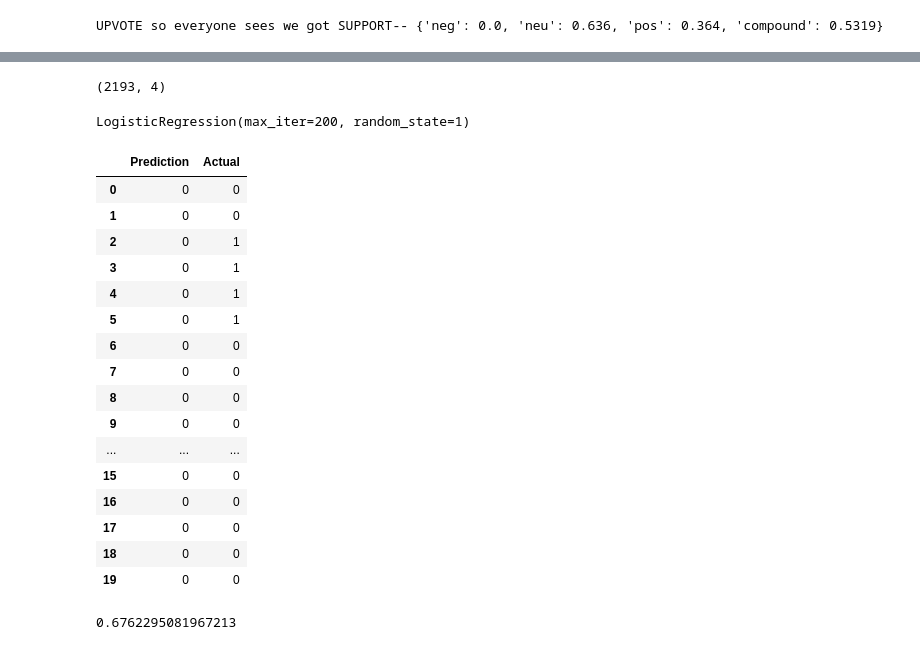
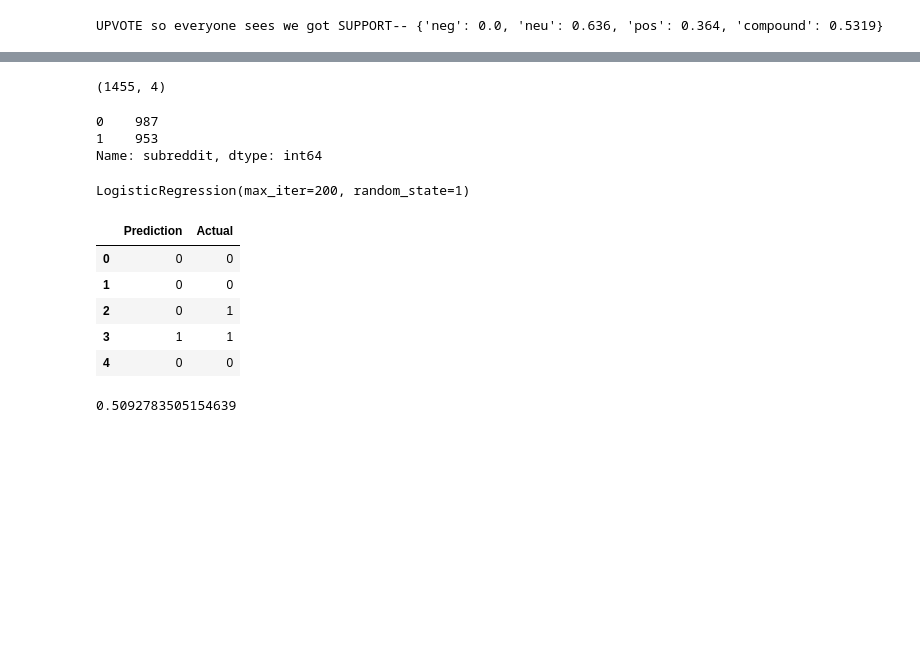
Before and after one commit to BooneyBeCoding/final_project, a Jupyter notebook: Reddit_VADER_MLM.ipynb, the cells around one changed output, grey strips where cells are left out. Saved outputs shown, nothing was run; the diff lists cells and outputs as text; code cells hidden in the pictures; blank space fills up the shorter version.

Commit message:
running model after dropping "Stocks" subreddit
stocks and wsb had similar scores that may have been throwing off the data.

```diff
--- a/Reddit_VADER_MLM.ipynb
+++ b/Reddit_VADER_MLM.ipynb
@@ -117,0 +130,3 @@ reddit_df.head()
+# %%
+reddit_df = reddit_df[reddit_df["subreddit"]!="stocks"]
+reddit_df.tail()
@@ -130,6 +168,7 @@ reddit_df.head()
 y = reddit_df["subreddit"]
 X = reddit_df.drop(columns=["subreddit","title","url","date","num_comments","score"])
 # %%
+# Breaking sets into train and test.
 from sklearn.model_selection import train_test_split
 
 X_train, X_test, y_train, y_test = train_test_split(X,
@@ -138,7 +177,13 @@ X_train, X_test, y_train, y_test = train_test_split(X,
                                                     stratify=y)
 X_train.shape
 # %% [output]
-(2193, 4)
+(1455, 4)
+# %%
+y.value_counts()
+# %% [output]
+0    987
+1    953
+Name: subreddit, dtype: int64
 # %%
 from sklearn.linear_model import LogisticRegression
 classifier = LogisticRegression(solver='lbfgs',
@@ -151,27 +196,16 @@ LogisticRegression(max_iter=200, random_state=1)
 # %%
 y_pred = classifier.predict(X_test)
 results = pd.DataFrame({"Prediction": y_pred, "Actual": y_test}).reset_index(drop=True)
-results.head(20)
+results.head()
 # %% [output]
 |  | Prediction | Actual |
 | 0 | 0 | 0 |
 | 1 | 0 | 0 |
 | 2 | 0 | 1 |
-| 3 | 0 | 1 |
-| 4 | 0 | 1 |
-| 5 | 0 | 1 |
-| 6 | 0 | 0 |
-| 7 | 0 | 0 |
-| 8 | 0 | 0 |
-| 9 | 0 | 0 |
-| ... | ... | ... |
-| 15 | 0 | 0 |
-| 16 | 0 | 0 |
-| 17 | 0 | 0 |
-| 18 | 0 | 0 |
-| 19 | 0 | 0 |
+| 3 | 1 | 1 |
+| 4 | 0 | 0 |
 # %%
 from sklearn.metrics import accuracy_score
 print(accuracy_score(y_test, y_pred))
 # %% [output]
-0.6762295081967213
+0.5092783505154639
```
Also changed, not shown: parts of 9 cells of this notebook.
